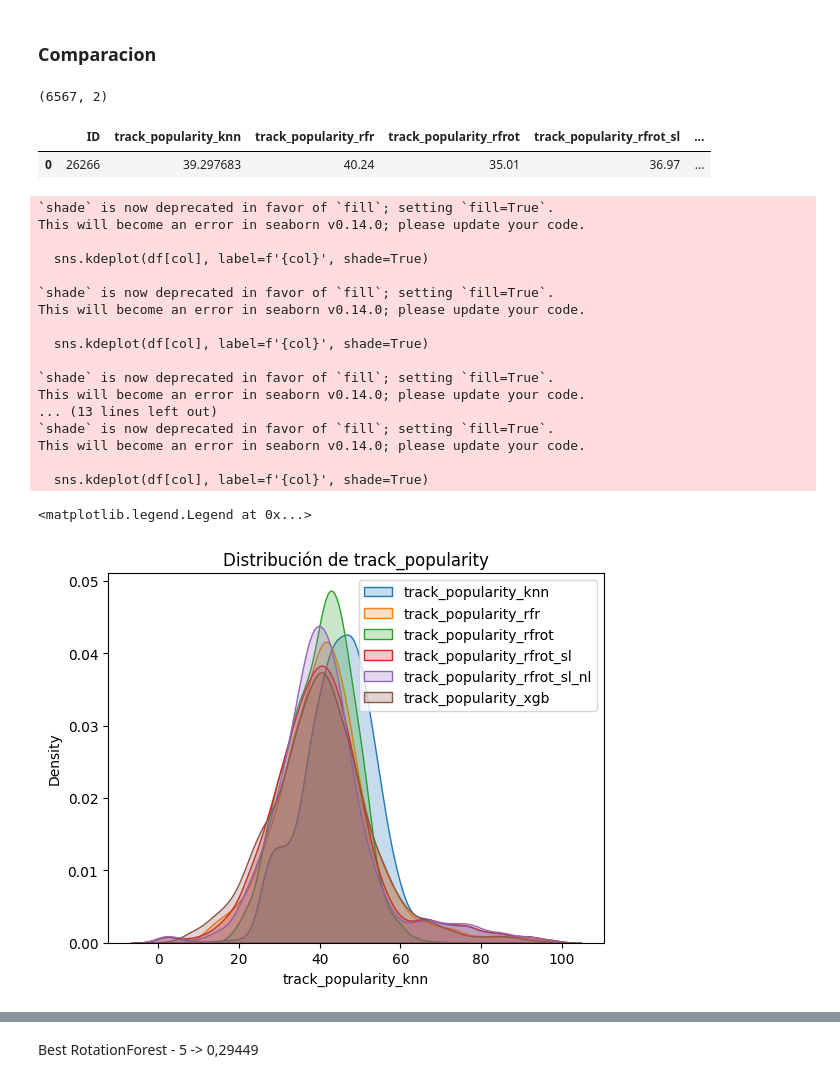
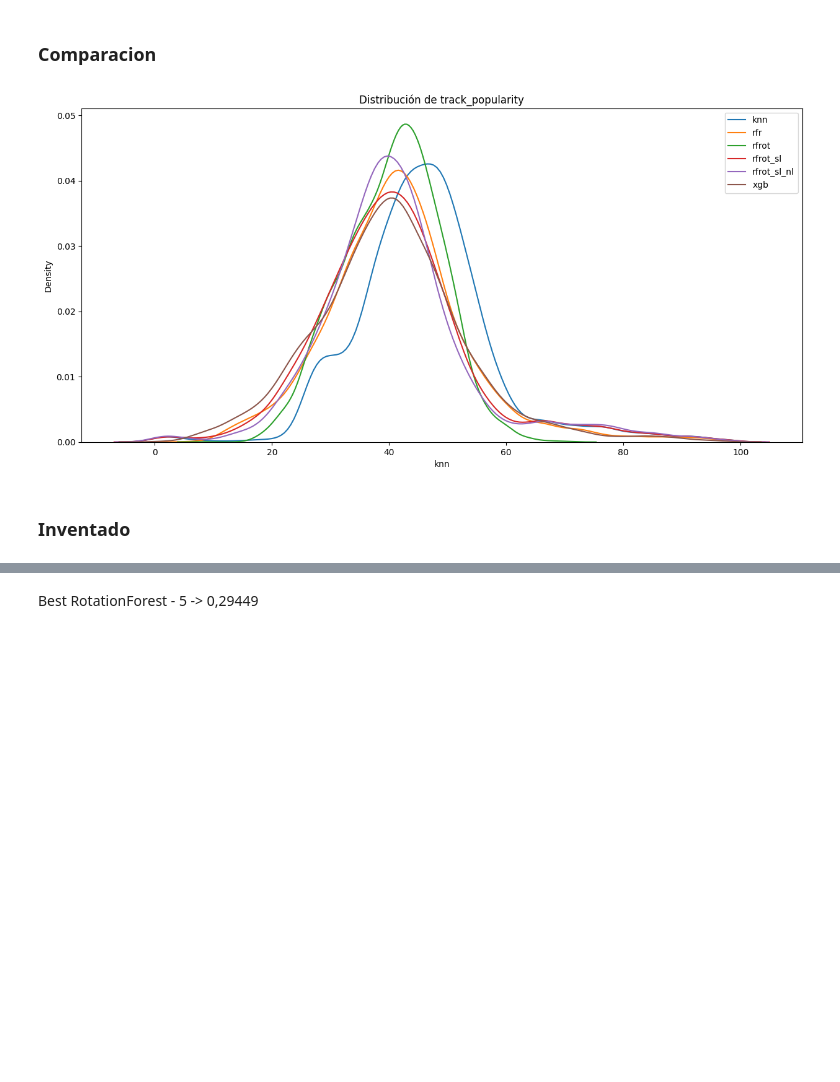
Before and after one commit to ichiP245/TP_Kaggle_Predictivo, a Jupyter notebook: Notebooks/AnalisisSubmissions.ipynb, the cells around one changed output, grey strips where cells are left out. Saved outputs shown, nothing was run; the diff lists cells and outputs as text; code cells hidden in the pictures; blank space fills up the shorter version.

Commit message:
Analisis profundo y nuevas visualizaciones

```diff
--- a/Notebooks/AnalisisSubmissions.ipynb
+++ b/Notebooks/AnalisisSubmissions.ipynb
@@ -19,41 +16,18 @@ RotationFR_SL_NL = pd.read_csv('https://raw.githubusercontent.com/ichiP245/TP_Ka
 xgb = pd.read_csv('https://raw.githubusercontent.com/ichiP245/TP_Kaggle_Predictivo/refs/heads/main/Submissions/submission_xgb.csv')
-# %%
-KNN.shape
-# %% [output]
-(6567, 2)
 # %%
 df = pd.merge(KNN, RandomFR, on='ID', how='inner', suffixes=('_knn', '_rfr'))
 df = df.merge(RotationFR, on='ID', how='inner', suffixes=('_rfr', '_rfrot'))
 df = df.merge(RotationFR_SL, on='ID', how='inner', suffixes=('_rfrot', '_rfrot_sl'))
 df = df.merge(RotationFR_SL_NL, on='ID', how='inner', suffixes=('_rfrot_sl', '_rfrot_sl_nl'))
 df = df.merge(xgb, on='ID', how='inner', suffixes=('_rfrot_sl_nl', '_xgb'))
-# %%
-df.head(1)
-# %% [output]
-|  | ID | track_popularity_knn | track_popularity_rfr | track_popularity_rfrot | track_popularity_rfrot_sl | ... |
-| 0 | 26266 | 39.297683 | 40.24 | 35.01 | 36.97 | ... |
+# %%
+df.columns = [i.split('track_popularity_')[1] if i.split('track_popularity_')[0]=='' else i for i in df.columns]
 # %%
+plt.figure(figsize=(15, 7)) # Increased figure size for better legend placement
 for col in df.drop(columns=['ID']).columns:
-  sns.kdeplot(df[col], label=f'{col}', shade=True)
+  sns.kdeplot(df[col], label=f'{col}', shade=False)
 plt.title(f'Distribución de track_popularity')
 plt.legend()
+plt.show()
 # %% [output]
-`shade` is now deprecated in favor of `fill`; setting `fill=True`.
-This will become an error in seaborn v0.14.0; please update your code.
-
-  sns.kdeplot(df[col], label=f'{col}', shade=True)
-
-`shade` is now deprecated in favor of `fill`; setting `fill=True`.
-This will become an error in seaborn v0.14.0; please update your code.
-
-  sns.kdeplot(df[col], label=f'{col}', shade=True)
-
-`shade` is now deprecated in favor of `fill`; setting `fill=True`.
-This will become an error in seaborn v0.14.0; please update your code.
-... (13 lines left out)
-`shade` is now deprecated in favor of `fill`; setting `fill=True`.
-This will become an error in seaborn v0.14.0; please update your code.
-
-  sns.kdeplot(df[col], label=f'{col}', shade=True)
-<matplotlib.legend.Legend at 0x...>
-[figure, old version]
+[figure, new version]
@@ -67 +34,3 @@ df['inventada_menos10'] = df['inventada_menos10'].apply(lambda x: 0 if x < 0 els
+# %% [markdown]
+### Inventado
 # %%
```
Also changed, not shown: parts of 46 cells of this notebook.
